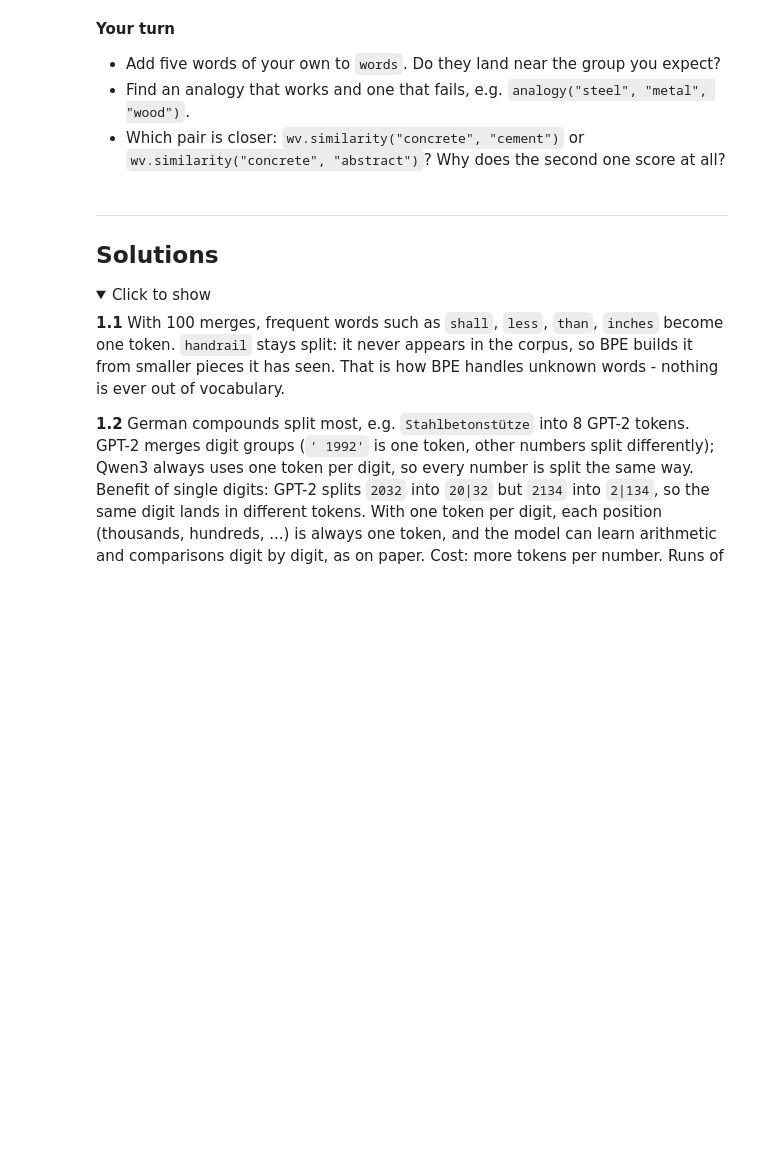
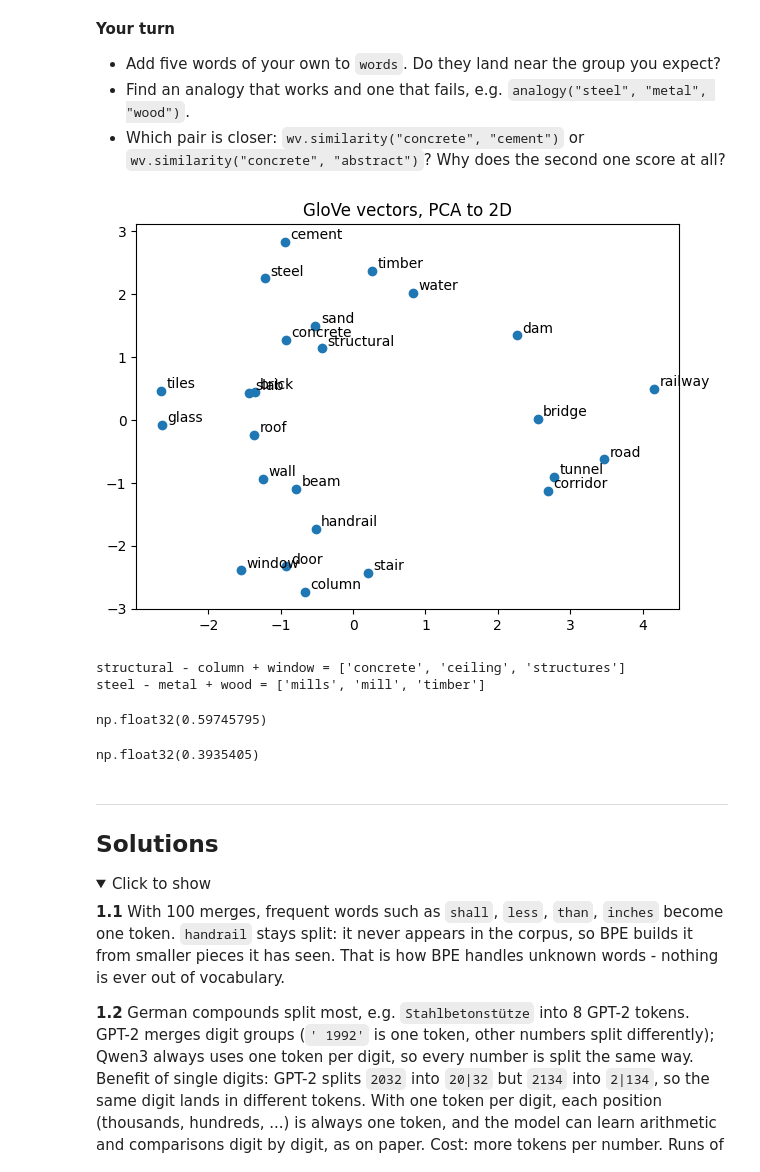
Before and after one commit to Idrisadelowo/Agentic-AI-and-Foundational-Model-in-Civil-and-Building-Engineering, a Jupyter notebook: 01_tokenizers_embeddings.ipynb, the cells around one changed output. Cells and saved outputs as stored; diff of their text form; code cells hidden in the pictures; folded sections open; blank space fills up the shorter version.

```diff
--- a/01_tokenizers_embeddings.ipynb
+++ b/01_tokenizers_embeddings.ipynb
@@ -345,6 +357,39 @@ plt.show()
 - Add five words of your own to `words`. Do they land near the group you expect?
 - Find an analogy that works and one that fails, e.g. `analogy("steel", "metal", "wood")`.
 - Which pair is closer: `wv.similarity("concrete", "cement")` or `wv.similarity("concrete", "abstract")`? Why does the second one score at all?
+# %%
+import matplotlib.pyplot as plt
+import numpy as np
+
+words = ["concrete", "steel", "timber", "brick", "glass",
+         "beam", "column", "wall", "slab", "roof",
+         "door", "window", "stair", "handrail", "corridor",
+         "bridge", "tunnel", "road", "railway", "dam", "tiles", "cement", "water", "sand", "structural"]
+X = wv[words] - wv[words].mean(axis=0)
+xy = X @ np.linalg.svd(X, full_matrices=False)[2][:2].T   # PCA: project onto the top 2 directions
+
+plt.figure(figsize=(7, 5))
+plt.scatter(xy[:, 0], xy[:, 1])
+for (x, y), w in zip(xy, words):
+    plt.annotate(w, (x, y), xytext=(4, 2), textcoords="offset points")
+plt.title("GloVe vectors, PCA to 2D")
+plt.show()
+# %% [output]
+[figure, added]
+# %%
+analogy("structural", "column", "window") #arithemetic analogy
+analogy("steel", "metal", "wood")
+# %% [output]
+structural - column + window = ['concrete', 'ceiling', 'structures']
+steel - metal + wood = ['mills', 'mill', 'timber']
+# %%
+wv.similarity("concrete", "cement")
+# %% [output]
+np.float32(0.59745795)
+# %%
+wv.similarity("concrete", "abstract")
+# %% [output]
+np.float32(0.3935405)
 # %% [markdown]
 ---
 ## Solutions
```
Also changed, not shown: parts of 7 cells of this notebook.
